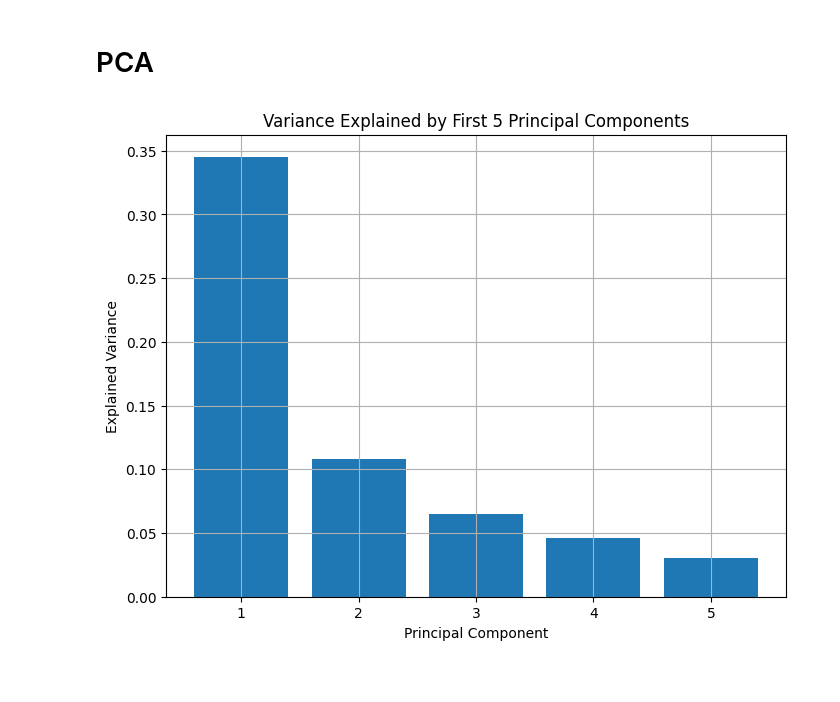
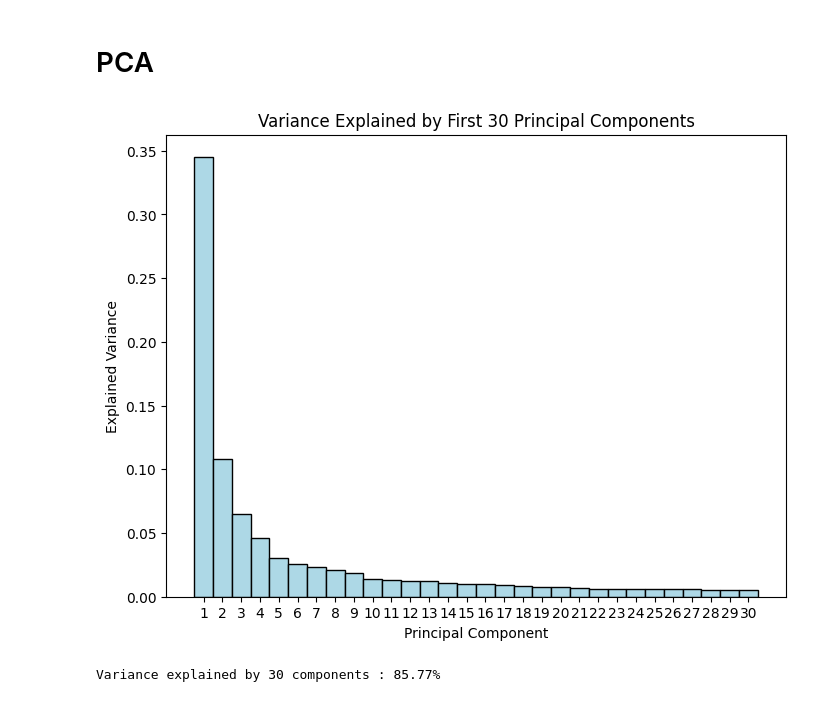
Before and after one commit to richamuktibodh/Laugh-o-Meter, a Jupyter notebook: eda.ipynb, the cells around one changed output. Cells and saved outputs as stored; diff of their text form; code cells hidden in the pictures.

```diff
--- a/eda.ipynb
+++ b/eda.ipynb
@@ -373,24 +373,26 @@ plt.show()
 # %% [markdown]
 # PCA
 # %%
-from sklearn.decomposition import PCA
-
-
 cosine_similarity_matrix = cosine_similarity_matrix.astype(np.float32)
 
 
 pca = PCA()
 pca.fit(cosine_similarity_matrix)
-explained_variance = pca.explained_variance_ratio_[:5]
+explained_variance = pca.explained_variance_ratio_[:30]
 
-# Create and display the scree plot for the first 5 components
+
 plt.figure(figsize=(8, 6))
-plt.bar(range(1, len(explained_variance) + 1), explained_variance)
-plt.title('Variance Explained by First 5 Principal Components')
+plt.bar(range(1, len(explained_variance) + 1), explained_variance, align='center', width=1, color=custom_color, edgecolor='k')
+plt.title('Variance Explained by First 30 Principal Components')
 plt.xlabel('Principal Component')
 plt.ylabel('Explained Variance')
 plt.xticks(range(1, len(explained_variance) + 1))
-plt.grid(True)
 plt.show()
 # %% [output]
-[figure, old version]
+[figure, new version]
+# %%
+n = 30
+explained_variance = pca.explained_variance_ratio_[:n]
+print(f"Variance explained by {n} components : {sum(explained_variance)*100:.2f}%")
+# %% [output]
+Variance explained by 30 components : 85.77%
```
Also changed, not shown: parts of 1 cell of this notebook.
